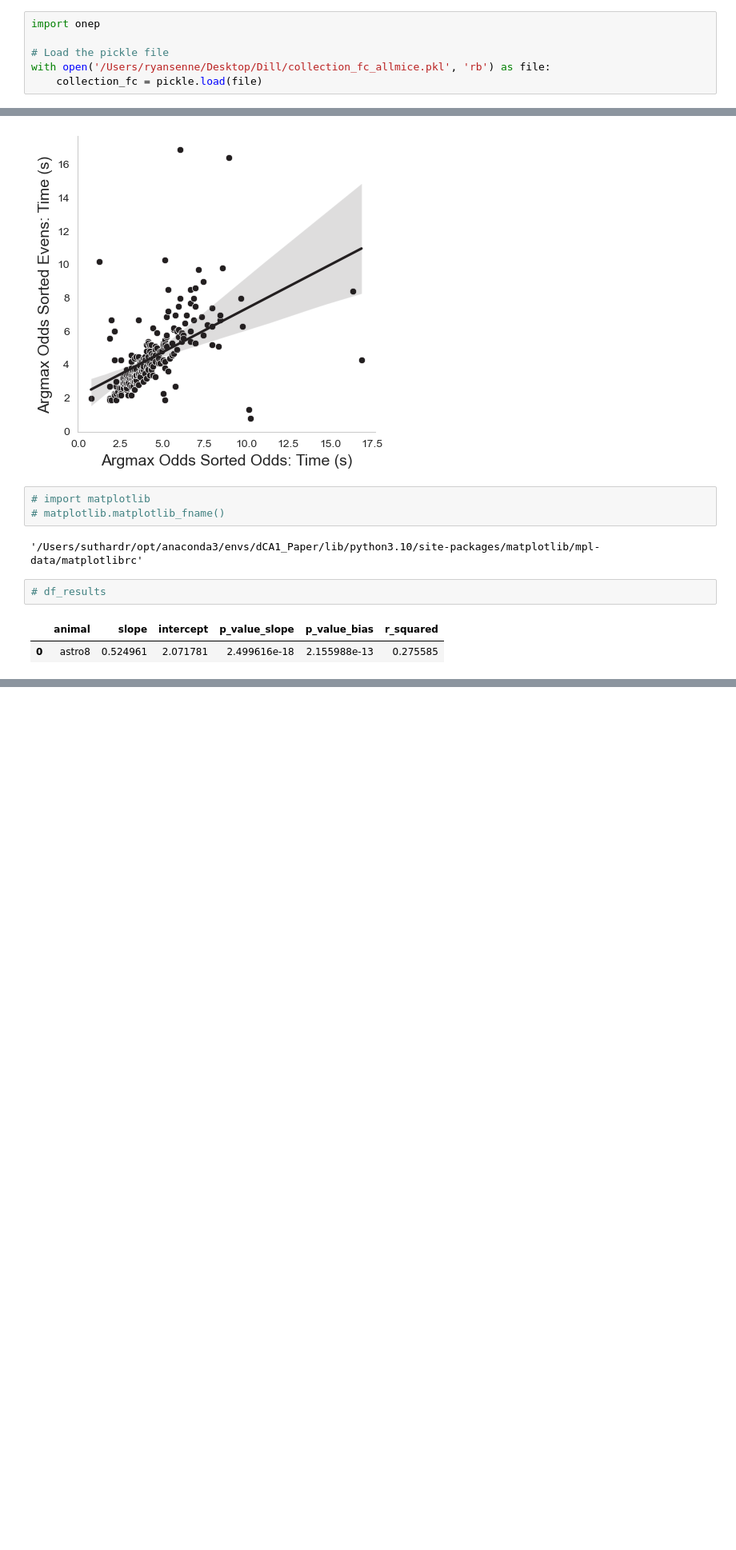
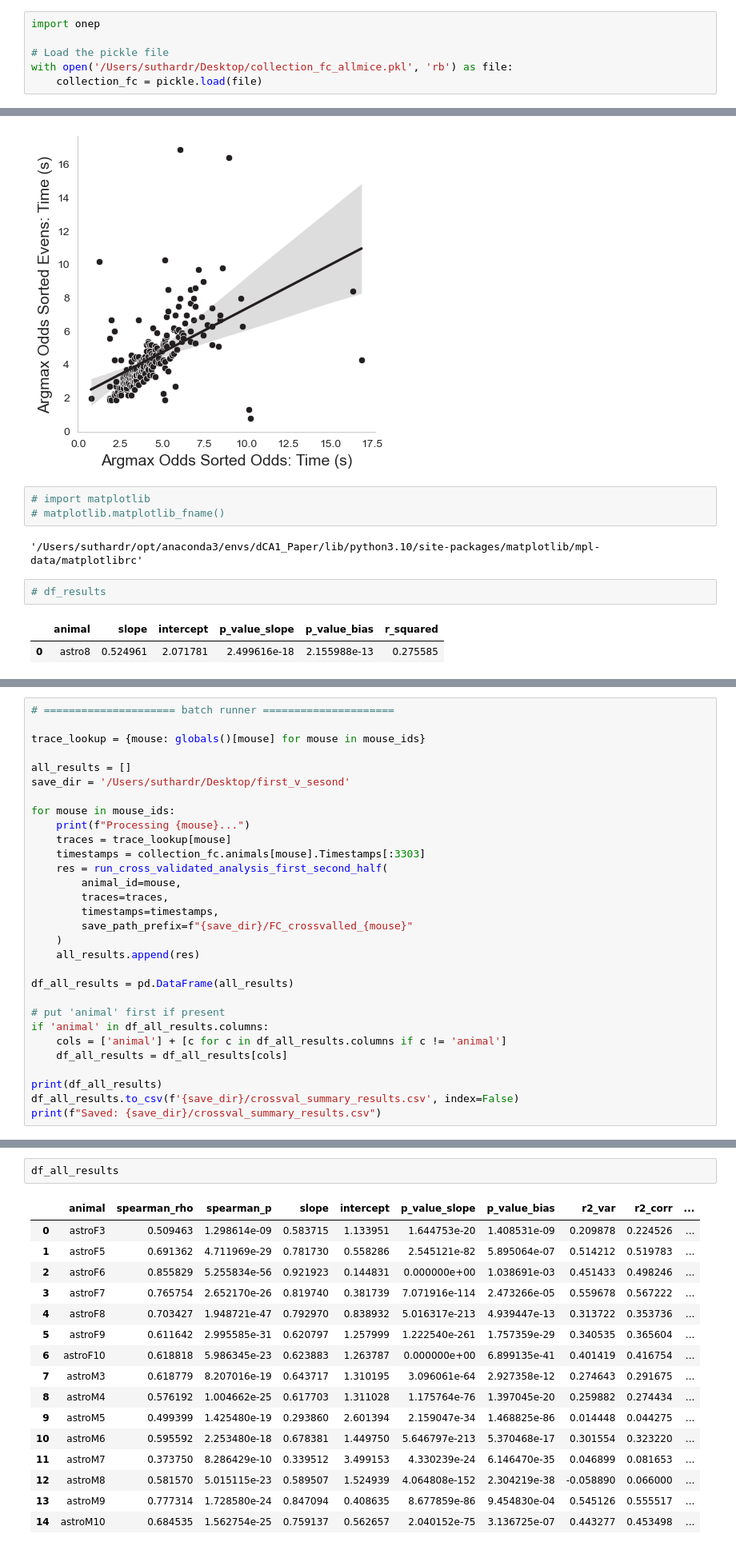
Before and after one commit to rsenne/dCA1_Paper, a Jupyter notebook: onep/Finalized/Figure2_crossvalled_heatmaps_rho_regression_FC.ipynb, the cells around one changed output, grey strips where cells are left out. Shown at 80% size. Saved outputs shown, nothing was run; the diff lists cells and outputs as text; blank space fills up the shorter version.

```diff
--- a/onep/Finalized/Figure2_crossvalled_heatmaps_rho_regression_FC.ipynb
+++ b/onep/Finalized/Figure2_crossvalled_heatmaps_rho_regression_FC.ipynb
@@ -14,7 +12,7 @@ from scipy import stats
 import onep
 
 # Load the pickle file
-with open('/Users/ryansenne/Desktop/Dill/collection_fc_allmice.pkl', 'rb') as file:
+with open('/Users/suthardr/Desktop/collection_fc_allmice.pkl', 'rb') as file:
     collection_fc = pickle.load(file)
 # %%
 # Define animals for each group
@@ -755,0 +1006,30 @@ Intel MKL WARNING: Support of Intel(R) Streaming SIMD Extensions 4.2 (Intel(R) S
+# %%
+# ===================== batch runner =====================
+
+trace_lookup = {mouse: globals()[mouse] for mouse in mouse_ids}
+
+all_results = []
+save_dir = '/Users/suthardr/Desktop/first_v_sesond'
+
+for mouse in mouse_ids:
+    print(f"Processing {mouse}...")
+    traces = trace_lookup[mouse]
+    timestamps = collection_fc.animals[mouse].Timestamps[:3303]
+    res = run_cross_validated_analysis_first_second_half(
+        animal_id=mouse,
+        traces=traces,
+        timestamps=timestamps,
+        save_path_prefix=f"{save_dir}/FC_crossvalled_{mouse}"
+    )
+    all_results.append(res)
+
+df_all_results = pd.DataFrame(all_results)
+
+# put 'animal' first if present
+if 'animal' in df_all_results.columns:
+    cols = ['animal'] + [c for c in df_all_results.columns if c != 'animal']
+    df_all_results = df_all_results[cols]
+
+print(df_all_results)
+df_all_results.to_csv(f'{save_dir}/crossval_summary_results.csv', index=False)
+print(f"Saved: {save_dir}/crossval_summary_results.csv")
@@ -755,0 +1054,19 @@ Intel MKL WARNING: Support of Intel(R) Streaming SIMD Extensions 4.2 (Intel(R) S
+# %%
+df_all_results
+# %% [output]
+|  | animal | spearman_rho | spearman_p | slope | intercept | p_value_slope | p_value_bias | r2_var | r2_corr | ... |
+| 0 | astroF3 | 0.509463 | 1.298614e-09 | 0.583715 | 1.133951 | 1.644753e-20 | 1.408531e-09 | 0.209878 | 0.224526 | ... |
+| 1 | astroF5 | 0.691362 | 4.711969e-29 | 0.781730 | 0.558286 | 2.545121e-82 | 5.895064e-07 | 0.514212 | 0.519783 | ... |
+| 2 | astroF6 | 0.855829 | 5.255834e-56 | 0.921923 | 0.144831 | 0.000000e+00 | 1.038691e-03 | 0.451433 | 0.498246 | ... |
+| 3 | astroF7 | 0.765754 | 2.652170e-26 | 0.819740 | 0.381739 | 7.071916e-114 | 2.473266e-05 | 0.559678 | 0.567222 | ... |
+| 4 | astroF8 | 0.703427 | 1.948721e-47 | 0.792970 | 0.838932 | 5.016317e-213 | 4.939447e-13 | 0.313722 | 0.353736 | ... |
+| 5 | astroF9 | 0.611642 | 2.995585e-31 | 0.620797 | 1.257999 | 1.222540e-261 | 1.757359e-29 | 0.340535 | 0.365604 | ... |
+| 6 | astroF10 | 0.618818 | 5.986345e-23 | 0.623883 | 1.263787 | 0.000000e+00 | 6.899135e-41 | 0.401419 | 0.416754 | ... |
+| 7 | astroM3 | 0.618779 | 8.207016e-19 | 0.643717 | 1.310195 | 3.096061e-64 | 2.927358e-12 | 0.274643 | 0.291675 | ... |
+| 8 | astroM4 | 0.576192 | 1.004662e-25 | 0.617703 | 1.311028 | 1.175764e-76 | 1.397045e-20 | 0.259882 | 0.274434 | ... |
+| 9 | astroM5 | 0.499399 | 1.425480e-19 | 0.293860 | 2.601394 | 2.159047e-34 | 1.468825e-86 | 0.014448 | 0.044275 | ... |
+| 10 | astroM6 | 0.595592 | 2.253480e-18 | 0.678381 | 1.449750 | 5.646797e-213 | 5.370468e-17 | 0.301554 | 0.323220 | ... |
+| 11 | astroM7 | 0.373750 | 8.286429e-10 | 0.339512 | 3.499153 | 4.330239e-24 | 6.146470e-35 | 0.046899 | 0.081653 | ... |
+| 12 | astroM8 | 0.581570 | 5.015115e-23 | 0.589507 | 1.524939 | 4.064808e-152 | 2.304219e-38 | -0.058890 | 0.066000 | ... |
+| 13 | astroM9 | 0.777314 | 1.728580e-24 | 0.847094 | 0.408635 | 8.677859e-86 | 9.454830e-04 | 0.545126 | 0.555517 | ... |
+| 14 | astroM10 | 0.684535 | 1.562754e-25 | 0.759137 | 0.562657 | 2.040152e-75 | 3.136725e-07 | 0.443277 | 0.453498 | ... |
```
Also changed, not shown: parts of 7 cells of this notebook, 2 other files.
